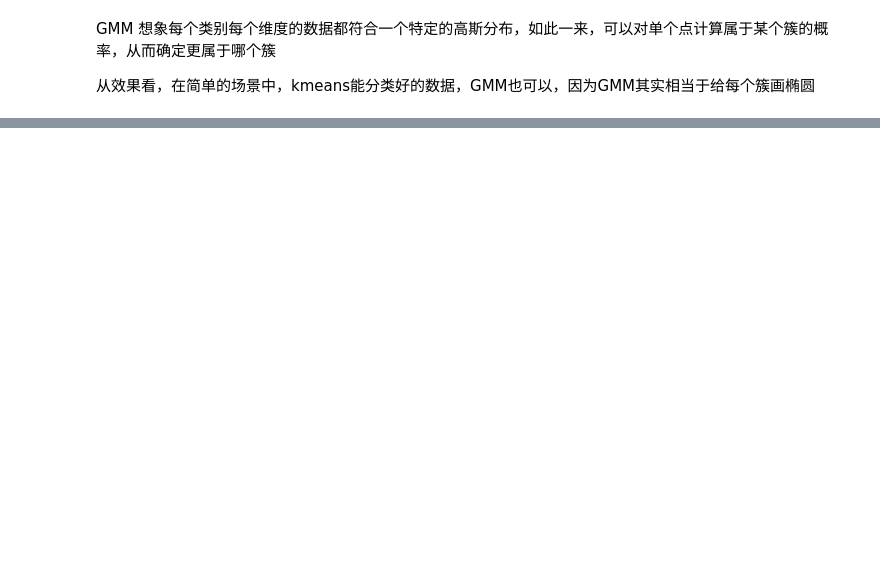
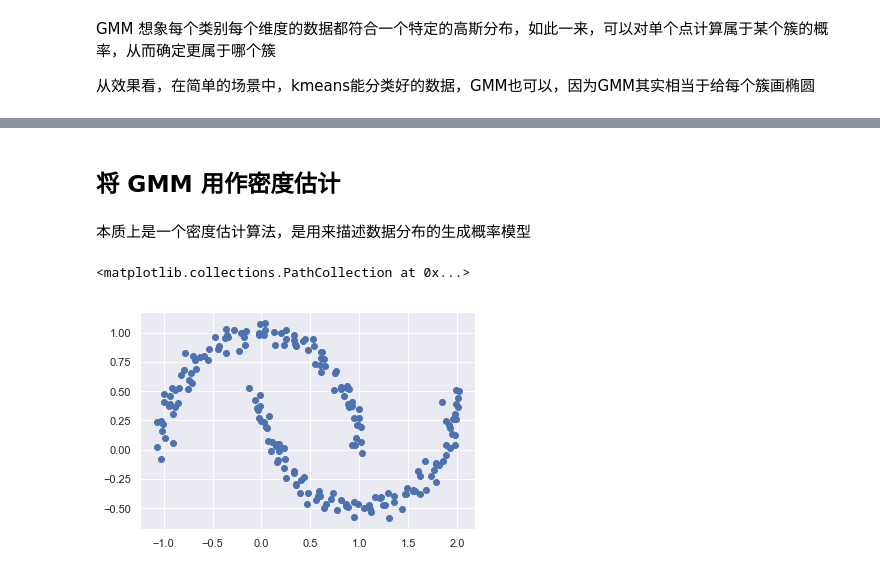
Before and after one commit to Vodka-Bu/PythonDataScienceHandbook, a Jupyter notebook: 5-LearningSklearn/12-GMM.ipynb, the cells around one changed output, grey strips where cells are left out. Saved outputs shown, nothing was run; the diff lists cells and outputs as text; code cells hidden in the pictures; blank space fills up the shorter version.

```diff
--- a/5-LearningSklearn/12-GMM.ipynb
+++ b/5-LearningSklearn/12-GMM.ipynb
@@ -89,0 +150,11 @@ plt.scatter(X[:, 0], X[:, 1], c = labels, cmap = 'viridis', s = size)
+# %% [markdown]
+## 将 GMM 用作密度估计
+# %% [markdown]
+本质上是一个密度估计算法，是用来描述数据分布的生成概率模型
+# %%
+from sklearn.datasets import make_moons
+Xmoon, ymoon = make_moons(200, noise=0.05, random_state=0)
+plt.scatter(Xmoon[:, 0], Xmoon[:, 1])
+# %% [output]
+<matplotlib.collections.PathCollection at 0x...>
+[figure, added]
```
Also changed, not shown: parts of 35 cells of this notebook.
